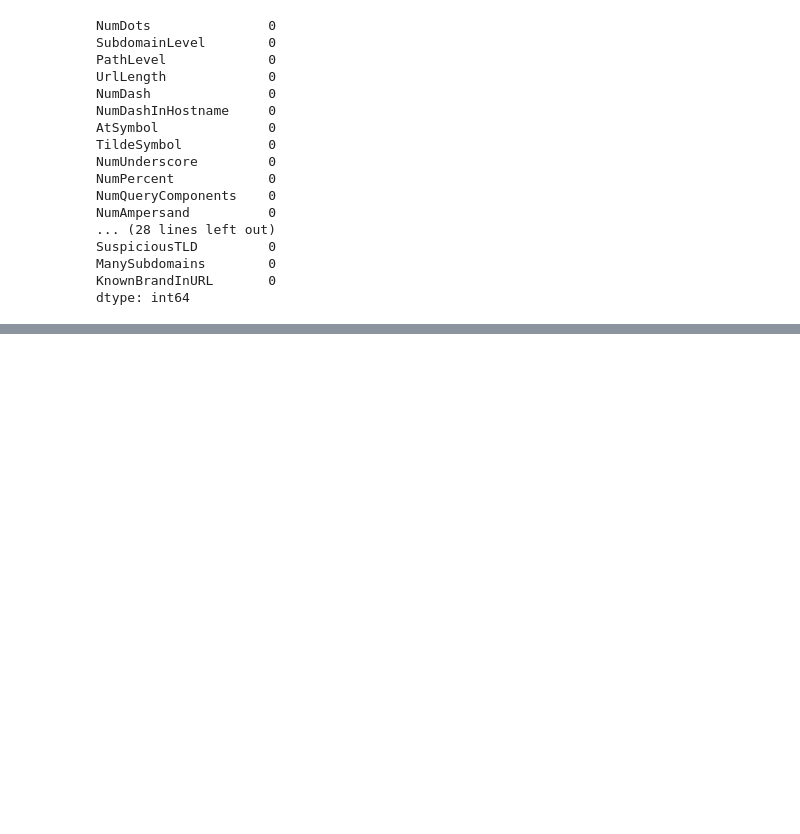
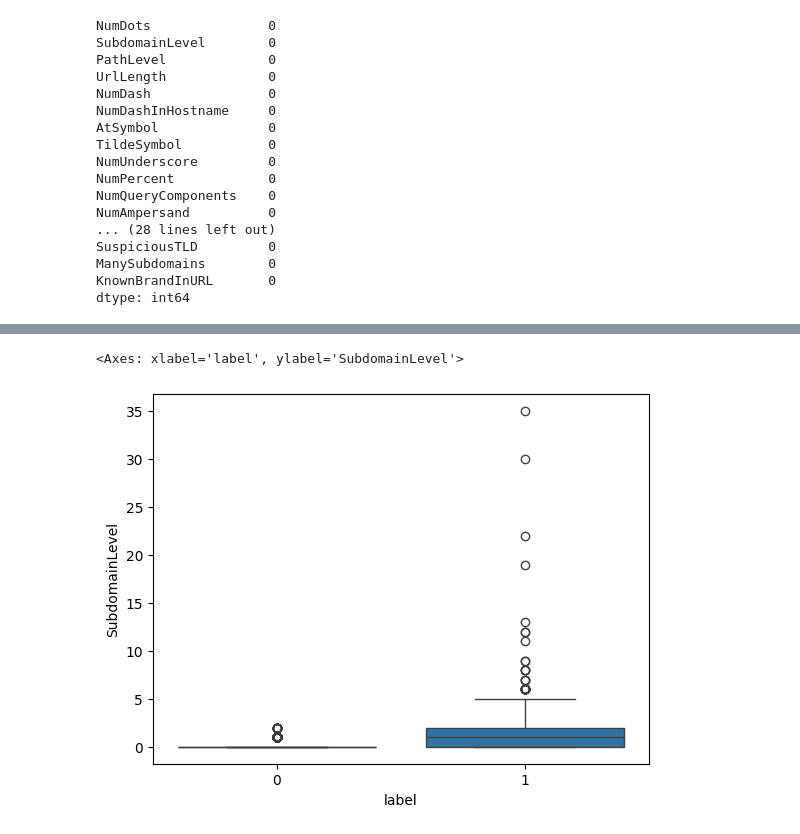
Before and after one commit to barlettab/phishing-machine-learning-cyber, a Jupyter notebook: notebooks/10_feature_extraction.ipynb, the cells around one changed output, grey strips where cells are left out. Cells and saved outputs as stored; diff of their text form; code cells hidden in the pictures; blank space fills up the shorter version.

```diff
--- a/notebooks/10_feature_extraction.ipynb
+++ b/notebooks/10_feature_extraction.ipynb
@@ -181,0 +237,5 @@ corr_label
+# %%
+df_features.drop(
+    columns=low_variance,
+    inplace=True
+)
@@ -181,0 +256,9 @@ corr_label
+# %%
+sns.boxplot(
+    data=df_features,
+    x="label",
+    y="SubdomainLevel"
+)
+# %% [output]
+<Axes: xlabel='label', ylabel='SubdomainLevel'>
+[figure, added]
```
Also changed, not shown: parts of 34 cells of this notebook.
